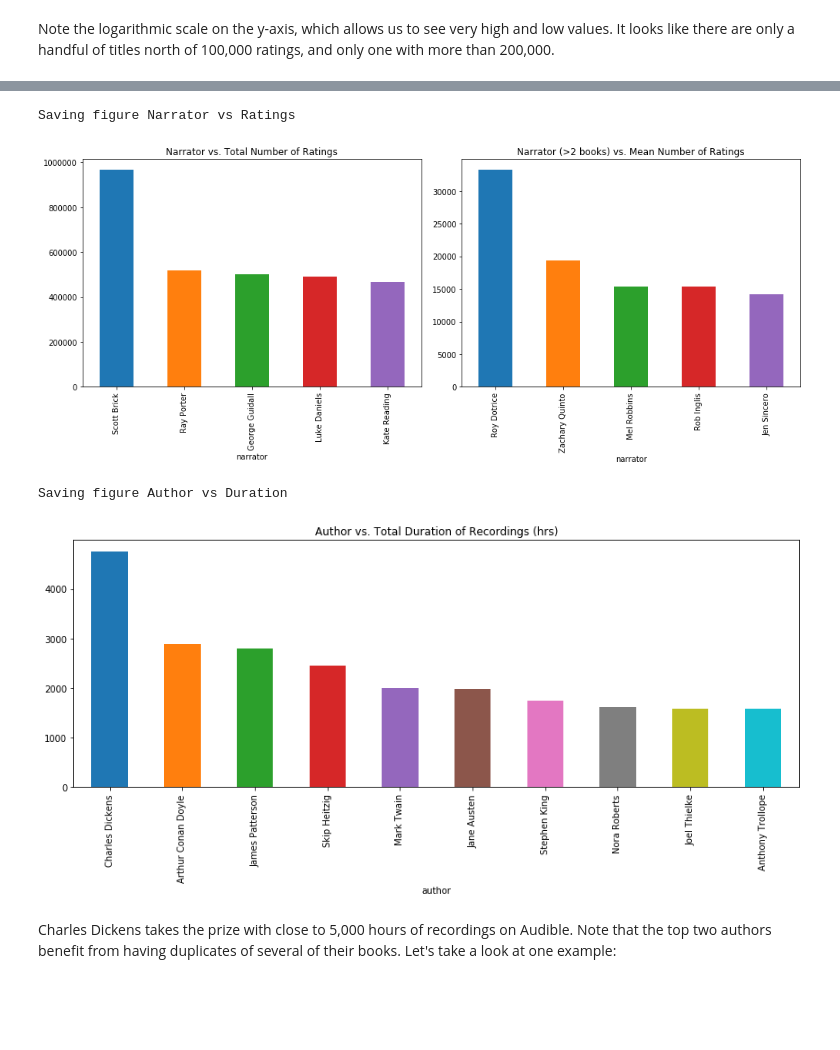
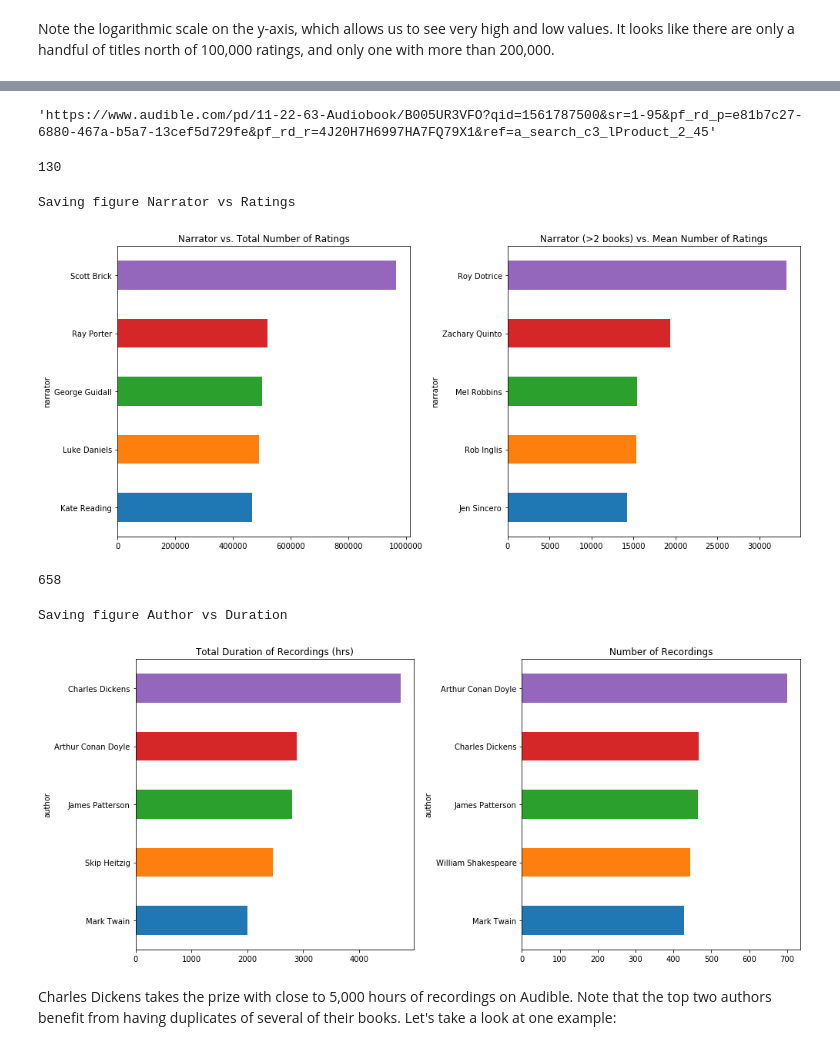
Before and after one commit to tobymanders/data-projects, a Jupyter notebook: audible_eda/audible_data_analysis.ipynb, the cells around one changed output, grey strips where cells are left out. Saved outputs shown, nothing was run; the diff lists cells and outputs as text; code cells hidden in the pictures; blank space fills up the shorter version.

Commit message:
audible eda

```diff
--- a/audible_eda/audible_data_analysis.ipynb
+++ b/audible_eda/audible_data_analysis.ipynb
@@ -127,13 +129,13 @@ df['release_date'] = pd.to_datetime(df['release_date'], infer_datetime_format=Tr
 # Now let's convert the duration to length in minutes.
 def fix_len(x):
     if 'min' in x and 'hr' in x:
-        hrs = int(x.split(' hr')[0]) * 60
+        hrs = int(x.split(' hr')[0])
         mins = int(x.split(' min')[0].split('and ')[1])
-        len_ = hrs + mins
+        len_ = hrs + mins/60
     elif 'min' in x:
-        len_ = int(x.split(' min')[0])
+        len_ = int(x.split(' min')[0])/60
     elif 'hr' in x:
-        len_ = int(x.split(' hr')[0]) * 60
+        len_ = int(x.split(' hr')[0])
     else:
         len_ = 0
     return len_
@@ -246,30 +316,48 @@ Saving figure Author vs Ratings
+# %%
+df.loc[df[df['author']=='Stephen King']['rating_count'].idxmax()].link
+# %% [output]
+'https://www.audible.com/pd/11-22-63-Audiobook/B005UR3VFO?qid=1561787500&sr=1-95&pf_rd_p=e81b7c27-6880-467a-b5a7-13cef5d729fe&pf_rd_r=4J20H7H6997HA7FQ79X1&ref=a_search_c3_lProduct_2_45'
+# %%
+len(df[df['author']=='Stephen King'])
+# %% [output]
+130
 # %%
 # Which narrators have the most ratings over their ouvre?
 top_narrators = df.groupby('narrator', sort=True)
 plt.subplot(1, 2, 1)
-top_narrators.sum().nlargest(5, 'rating_count')['rating_count'].plot(
-    kind='bar', figsize=(14, 6), title='Narrator vs. Total Number of Ratings')
+top_narrators.sum().nlargest(5, 'rating_count')['rating_count'].sort_values().plot(
+    kind='barh', figsize=(14, 6), title='Narrator vs. Total Number of Ratings')
 
 # Which narrators with more than one book have the highest average number of reviews?
 plt.subplot(1, 2, 2)
 narr_df = df.groupby('narrator')['rating_count'].agg([np.size, np.mean])
-narr_df[narr_df['size']>2].nlargest(5, 'mean')['mean'].plot(
-    kind='bar', figsize=(14, 6), title='Narrator (>2 books) vs. Mean Number of Ratings')
+narr_df[narr_df['size']>2].nlargest(5, 'mean')['mean'].sort_values().plot(
+    kind='barh', figsize=(14, 6), title='Narrator (>2 books) vs. Mean Number of Ratings')
 # plt.show()
 save_fig('Narrator vs Ratings')
 # %% [output]
 Saving figure Narrator vs Ratings
-[figure, old version]
+[figure, new version]
+# %%
+len(df[df['narrator']=='Scott Brick'])
+# %% [output]
+658
 # %%
 # Who are the most prolific/most recorded authors on Audible?
 # (Excluding the companies 'Pimsleur' and 'Charles River Editors')
-auth_excl = ['Pimsleur', 'Charles River Editors']
-df[~df['author'].isin(auth_excl)].groupby('author')['length'].sum().apply(lambda x: x/60).nlargest(10).plot(
-    kind='bar', title='Author vs. Total Duration of Recordings (hrs)', figsize=(12,6));
+plt.subplot(1, 2, 1)
+auth_excl = ['Pimsleur', 'Charles River Editors', 'Innovative Language Learning',
+             'Susie Bright', 'Verbal Advantage', 'Innovative Language Learning LLC',
+             'IntroBooks', 'Society for Science & the Public']
+df[~df['author'].isin(auth_excl)].groupby('author')['length'].sum().nlargest(5).sort_values().plot(
+    kind='barh', title='Total Duration of Recordings (hrs)', figsize=(14,6));
+
+plt.subplot(1, 2, 2)
+df[(~df['author'].isin(auth_excl)) & (df['category']!='Radio & TV')].groupby('author').size().nlargest(5).sort_values().plot(kind='barh', title='Number of Recordings')
 save_fig('Author vs Duration')
 # %% [output]
 Saving figure Author vs Duration
-[figure, old version]
+[figure, new version]
 # %% [markdown]
 Charles Dickens takes the prize with close to 5,000 hours of recordings on Audible. Note that the top two authors benefit from having duplicates of several of their books. Let's take a look at one example:
 # %%
```
Also changed, not shown: parts of 35 cells of this notebook, 1 other file.
